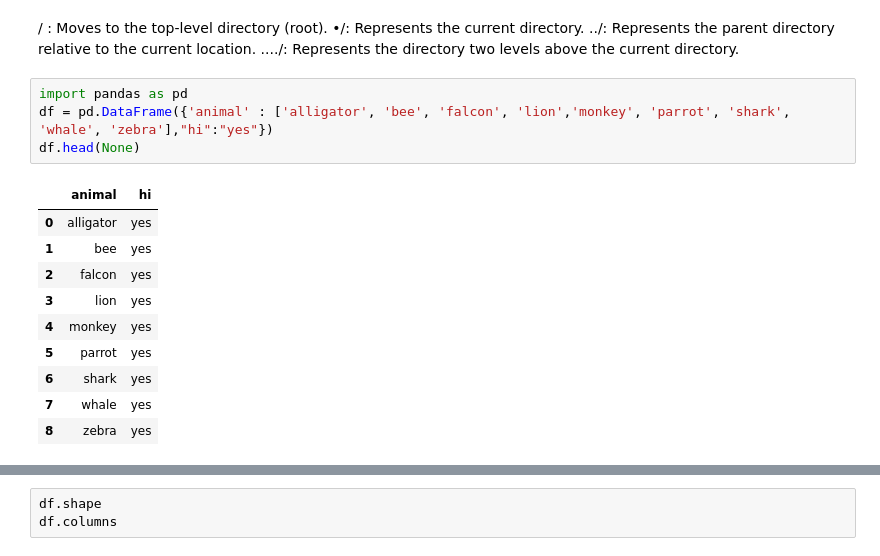
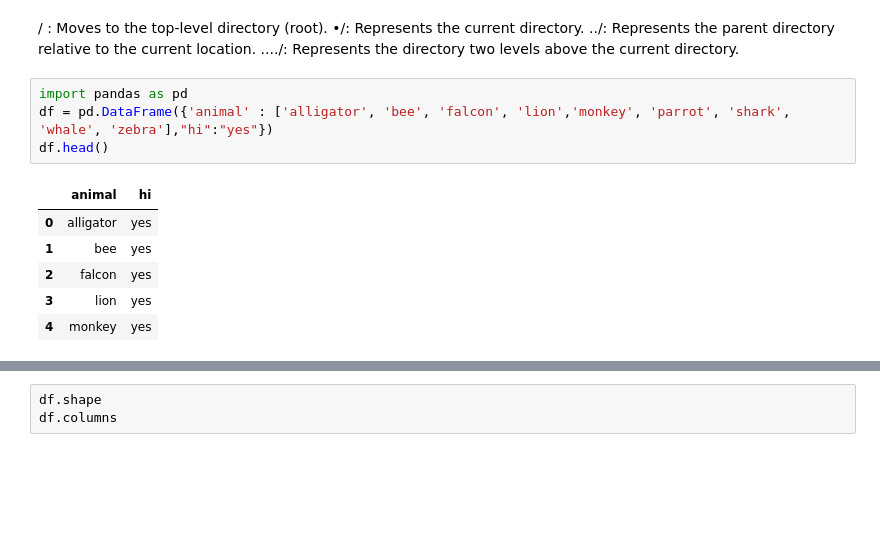
Before and after one commit to RatanakANB/PandasBasic, a Jupyter notebook: 24DataFrame/main.ipynb, the cells around one changed output, grey strips where cells are left out. Saved outputs shown, nothing was run; the diff lists cells and outputs as text; blank space fills up the shorter version.

```diff
--- a/24DataFrame/main.ipynb
+++ b/24DataFrame/main.ipynb
@@ -287,18 +309,14 @@ pd. DataFrame. from_dict(data, orient = 'index', columns = ['A', 'B', 'C', 'D'])
 # %%
 import pandas as pd
 df = pd.DataFrame({'animal' : ['alligator', 'bee', 'falcon', 'lion','monkey', 'parrot', 'shark', 'whale', 'zebra'],"hi":"yes"})
-df.head(None)
+df.head()
 # %% [output]
 |  | animal | hi |
 | 0 | alligator | yes |
 | 1 | bee | yes |
 | 2 | falcon | yes |
 | 3 | lion | yes |
 | 4 | monkey | yes |
-| 5 | parrot | yes |
-| 6 | shark | yes |
-| 7 | whale | yes |
-| 8 | zebra | yes |
 # %% [markdown]
 ![image.png](attachment:image.png)
 # %%
```
Also changed, not shown: parts of 22 cells of this notebook, 19 other files.
